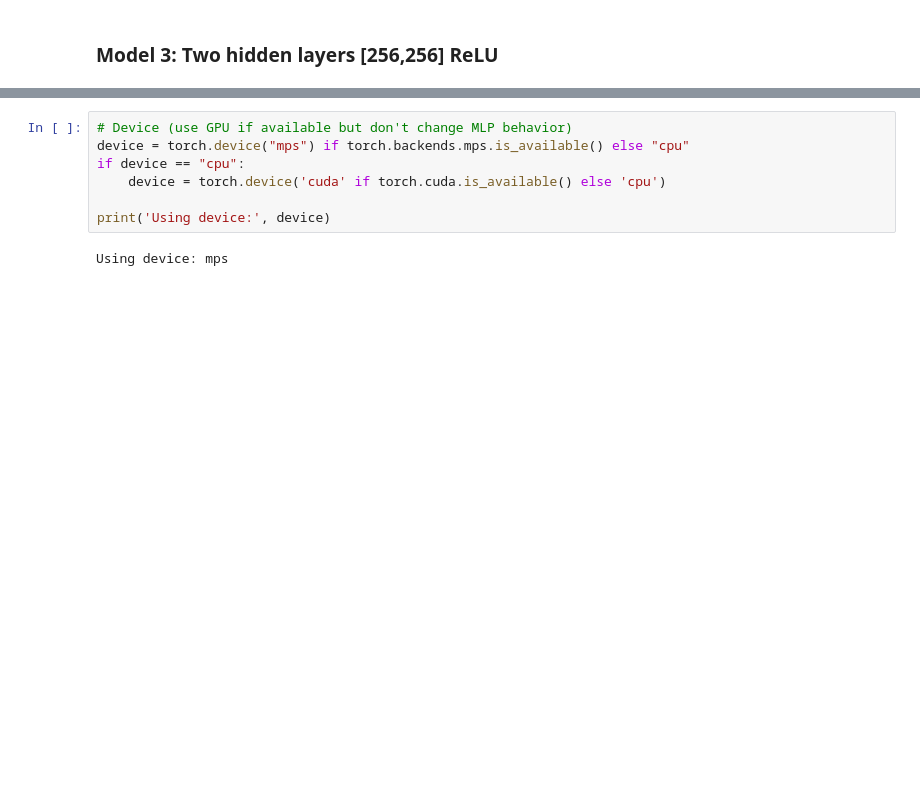
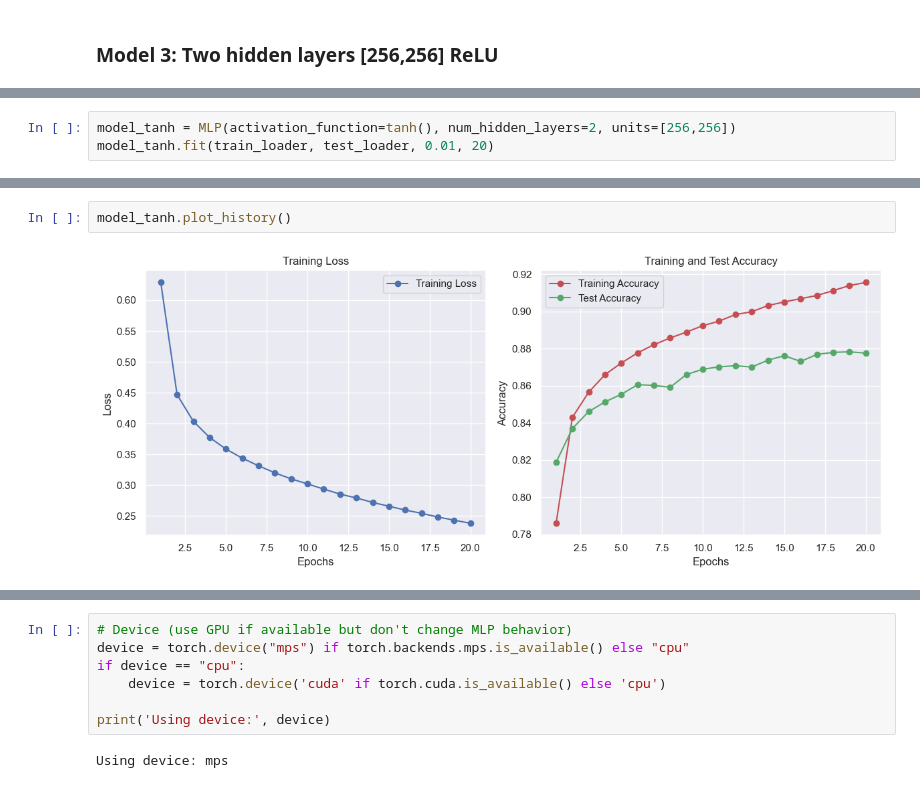
Before and after one commit to NickMilin/COMP551_A3, a Jupyter notebook: COMP551_A3.ipynb, the cells around one changed output, grey strips where cells are left out. Drawn from its saved outputs; the diff is of its cells as text; blank space fills up the shorter version.

Commit message:
Completed 3.2 and added model saving

```diff
--- a/COMP551_A3.ipynb
+++ b/COMP551_A3.ipynb
@@ -440,0 +499,3 @@ model3.plot_history()
+# %%
+model_tanh = MLP(activation_function=tanh(), num_hidden_layers=2, units=[256,256])
+model_tanh.fit(train_loader, test_loader, 0.01, 20)
@@ -440,0 +523,4 @@ model3.plot_history()
+# %%
+model_tanh.plot_history()
+# %% [output]
+[figure, added]
```
Also changed, not shown: parts of 22 cells of this notebook, 8 other files.
